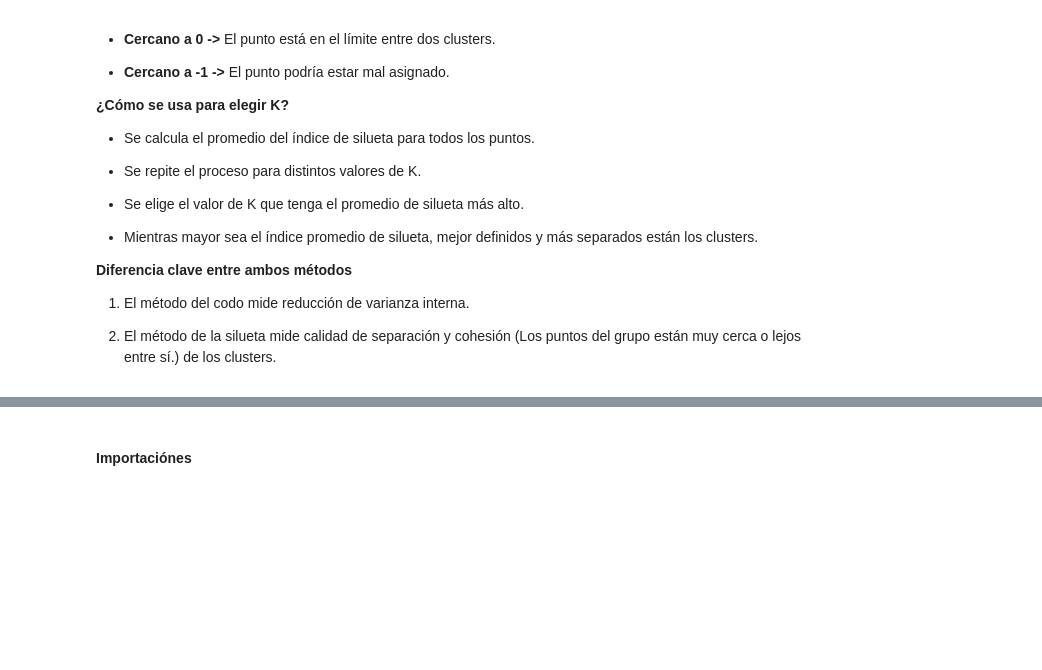
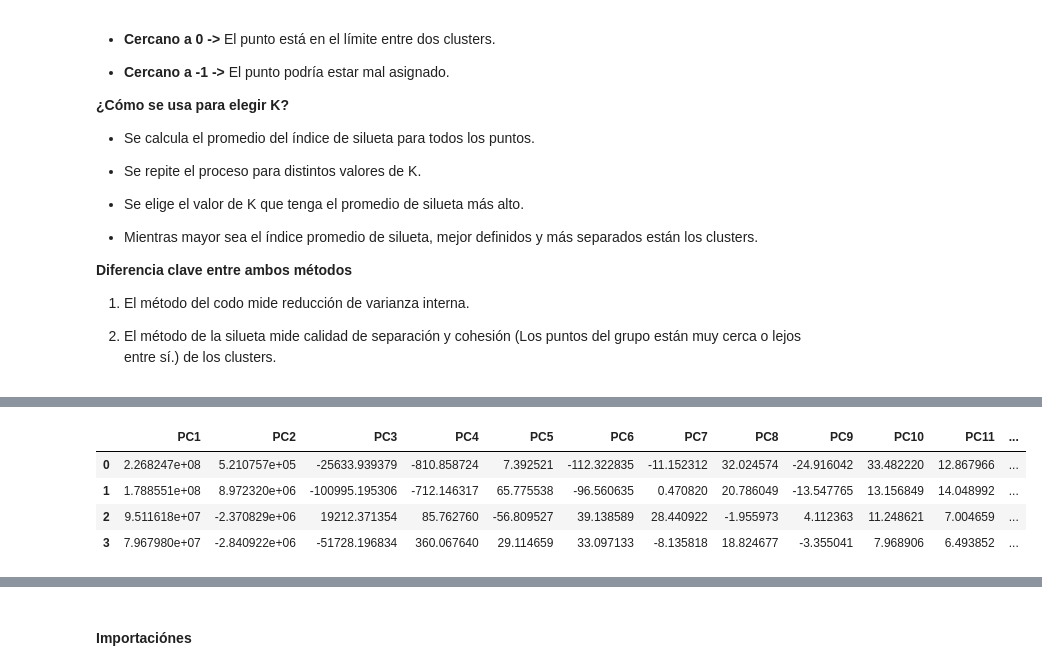
Before and after one commit to BrandonLCC/FIFA_ML_Kedro, a Jupyter notebook: notebooks/unsupervised/01_clustering_kmeans.ipynb, the cells around one changed output, grey strips where cells are left out. Saved outputs shown, nothing was run; the diff lists cells and outputs as text; code cells hidden in the pictures; blank space fills up the shorter version.

```diff
--- a/notebooks/unsupervised/01_clustering_kmeans.ipynb
+++ b/notebooks/unsupervised/01_clustering_kmeans.ipynb
@@ -398,0 +416,3 @@ df_fifa = catalog.load("model_input_table")
+# %%
+df_pca.head(4)
+# %% [output]
@@ -398,0 +420,5 @@ df_fifa = catalog.load("model_input_table")
+|  | PC1 | PC2 | PC3 | PC4 | PC5 | PC6 | PC7 | PC8 | PC9 | PC10 | PC11 | ... |
+| 0 | 2.268247e+08 | 5.210757e+05 | -25633.939379 | -810.858724 | 7.392521 | -112.322835 | -11.152312 | 32.024574 | -24.916042 | 33.482220 | 12.867966 | ... |
+| 1 | 1.788551e+08 | 8.972320e+06 | -100995.195306 | -712.146317 | 65.775538 | -96.560635 | 0.470820 | 20.786049 | -13.547765 | 13.156849 | 14.048992 | ... |
+| 2 | 9.511618e+07 | -2.370829e+06 | 19212.371354 | 85.762760 | -56.809527 | 39.138589 | 28.440922 | -1.955973 | 4.112363 | 11.248621 | 7.004659 | ... |
+| 3 | 7.967980e+07 | -2.840922e+06 | -51728.196834 | 360.067640 | 29.114659 | 33.097133 | -8.135818 | 18.824677 | -3.355041 | 7.968906 | 6.493852 | ... |
```
Also changed, not shown: parts of 26 cells of this notebook, 3 other files.
